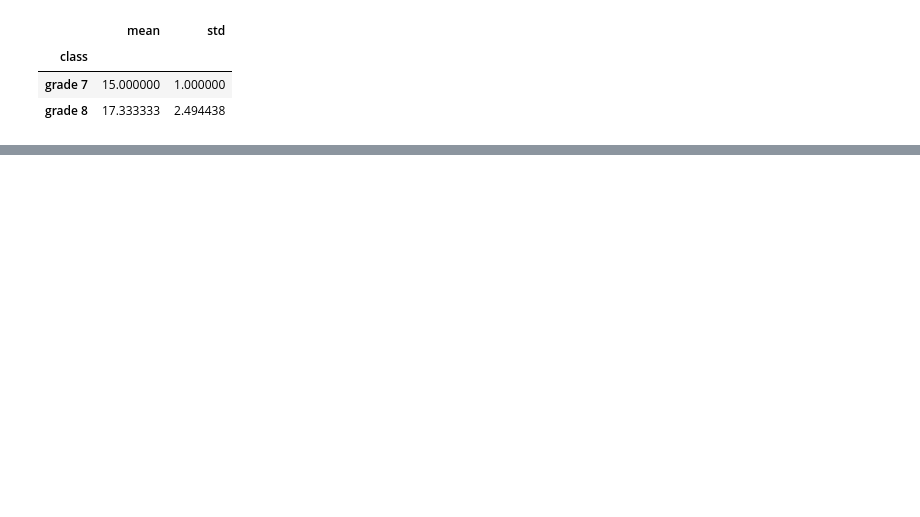
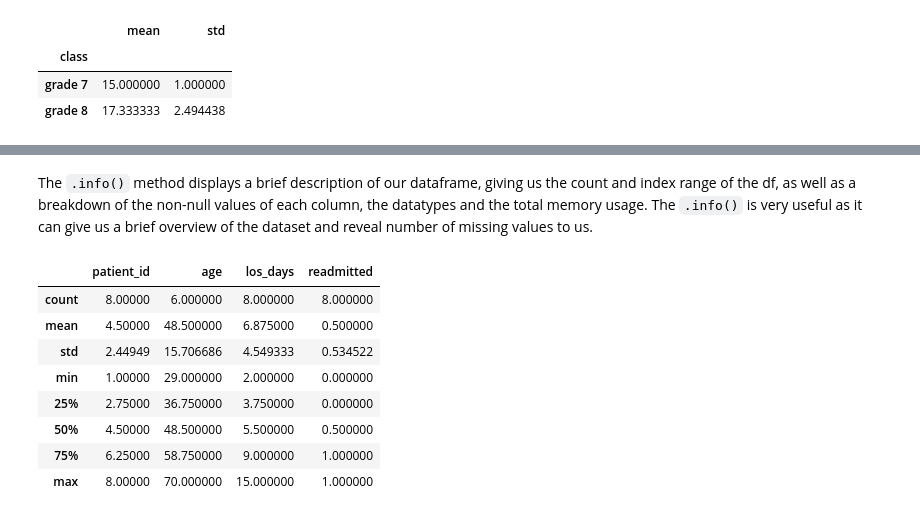
Before and after one commit to T3KK4/ds-training, a Jupyter notebook: week-01/day-02.ipynb, the cells around one changed output, grey strips where cells are left out. Cells and saved outputs as stored; diff of their text form; code cells hidden in the pictures; blank space fills up the shorter version.

```diff
--- a/week-01/day-02.ipynb
+++ b/week-01/day-02.ipynb
@@ -137,0 +149,14 @@ df
+# %% [markdown]
+The `.info()` method displays a brief description of our dataframe, giving us the count and index range of the df, as well as a breakdown of the non-null values of each column, the datatypes and the total memory usage. The `.info()` is very useful as it can give us a brief overview of the dataset and reveal number of missing values to us.
+# %%
+df.describe()
+# %% [output]
+|  | patient_id | age | los_days | readmitted |
+| count | 8.00000 | 6.000000 | 8.000000 | 8.000000 |
+| mean | 4.50000 | 48.500000 | 6.875000 | 0.500000 |
+| std | 2.44949 | 15.706686 | 4.549333 | 0.534522 |
+| min | 1.00000 | 29.000000 | 2.000000 | 0.000000 |
+| 25% | 2.75000 | 36.750000 | 3.750000 | 0.000000 |
+| 50% | 4.50000 | 48.500000 | 5.500000 | 0.500000 |
+| 75% | 6.25000 | 58.750000 | 9.000000 | 1.000000 |
+| max | 8.00000 | 70.000000 | 15.000000 | 1.000000 |
```
Also changed, not shown: parts of 29 cells of this notebook, 1 other file.
